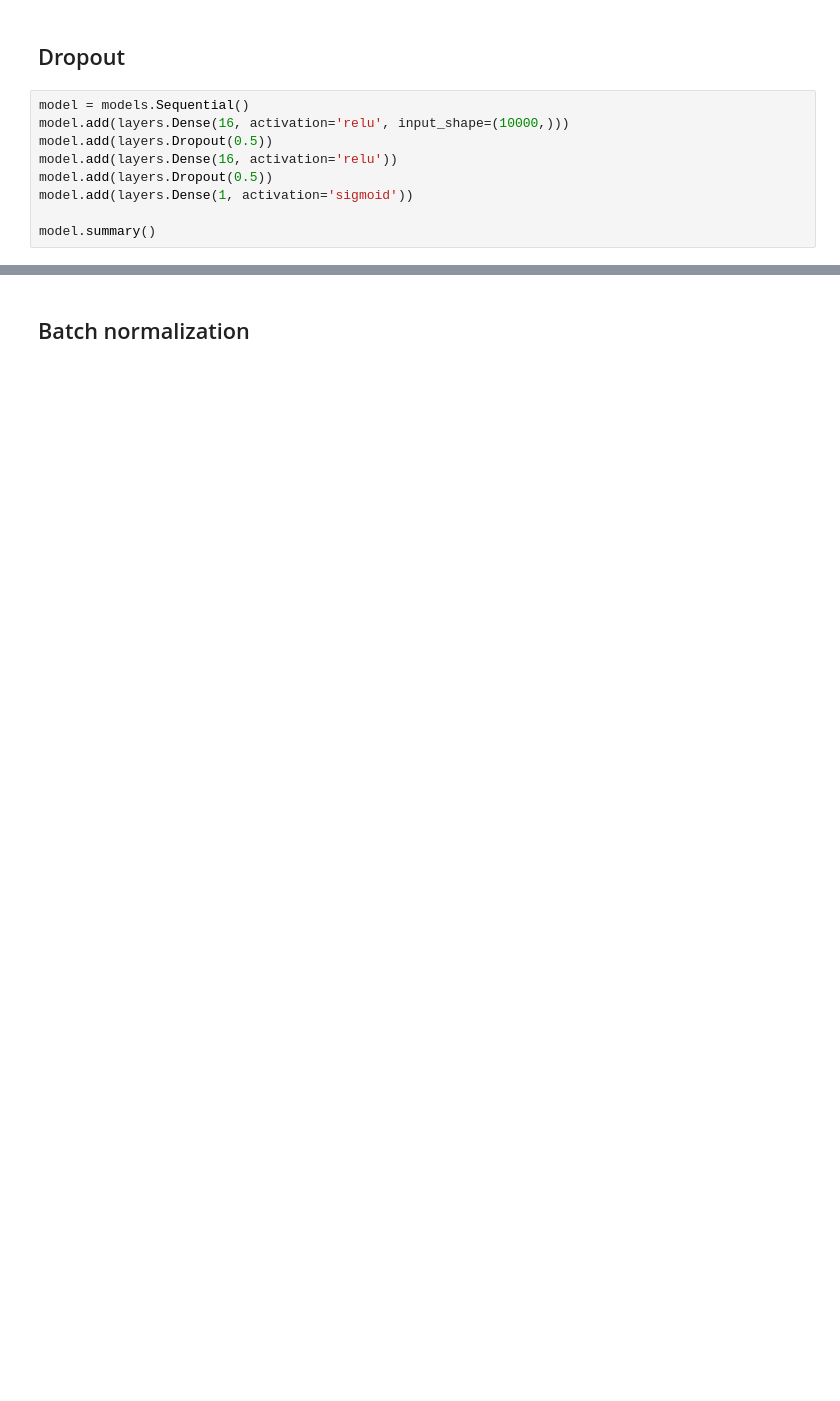
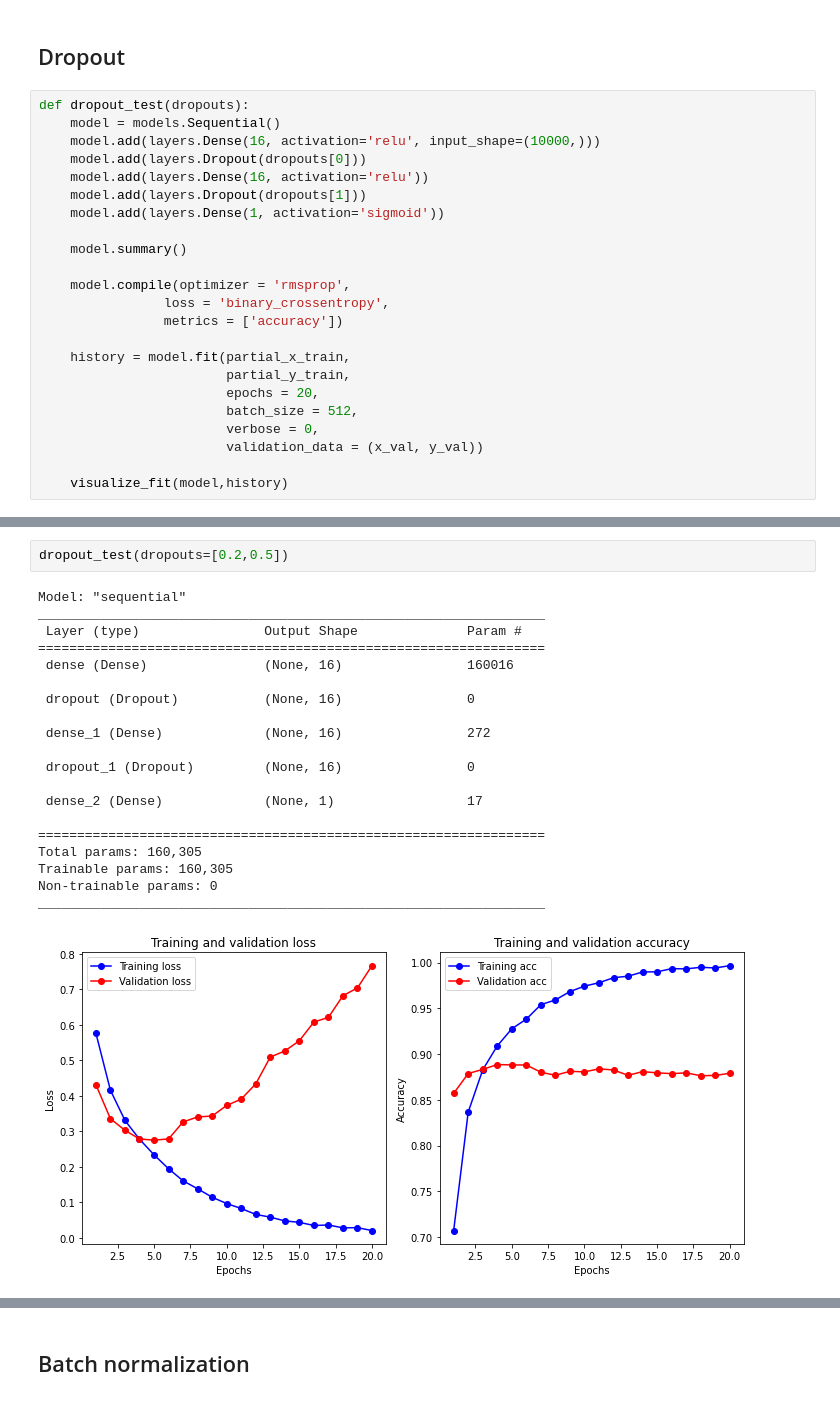
Before and after one commit to maxhormazabal/dl_submissions, a Jupyter notebook: L2/Lab2.ipynb, the cells around one changed output, grey strips where cells are left out. Cells and saved outputs as stored; diff of their text form; blank space fills up the shorter version.

```diff
--- a/L2/Lab2.ipynb
+++ b/L2/Lab2.ipynb
@@ -270,11 +185,25 @@ print(results)
 # %% [markdown]
 ## Dropout
 # %%
-model = models.Sequential()
-model.add(layers.Dense(16, activation='relu', input_shape=(10000,)))
-model.add(layers.Dropout(0.5))
-model.add(layers.Dense(16, activation='relu'))
-model.add(layers.Dropout(0.5))
-model.add(layers.Dense(1, activation='sigmoid'))
+def dropout_test(dropouts):
+    model = models.Sequential()
+    model.add(layers.Dense(16, activation='relu', input_shape=(10000,)))
+    model.add(layers.Dropout(dropouts[0]))
+    model.add(layers.Dense(16, activation='relu'))
+    model.add(layers.Dropout(dropouts[1]))
+    model.add(layers.Dense(1, activation='sigmoid'))
 
-model.summary()
+    model.summary()
+
+    model.compile(optimizer = 'rmsprop',
+                loss = 'binary_crossentropy',
+                metrics = ['accuracy'])
+
+    history = model.fit(partial_x_train,
+                        partial_y_train,
+                        epochs = 20,
+                        batch_size = 512,
+                        verbose = 0,
+                        validation_data = (x_val, y_val))
+
+    visualize_fit(model,history)
@@ -342,0 +210,23 @@ Epoch 20/20
+# %%
+dropout_test(dropouts=[0.2,0.5])
+# %% [output]
+Model: "sequential"
+_________________________________________________________________
+ Layer (type)                Output Shape              Param #
+=================================================================
+ dense (Dense)               (None, 16)                160016
+
+ dropout (Dropout)           (None, 16)                0
+
+ dense_1 (Dense)             (None, 16)                272
+
+ dropout_1 (Dropout)         (None, 16)                0
+
+ dense_2 (Dense)             (None, 1)                 17
+
+=================================================================
+Total params: 160,305
+Trainable params: 160,305
+Non-trainable params: 0
+_________________________________________________________________
+[figure, added]
```
Also changed, not shown: parts of 57 cells of this notebook.
